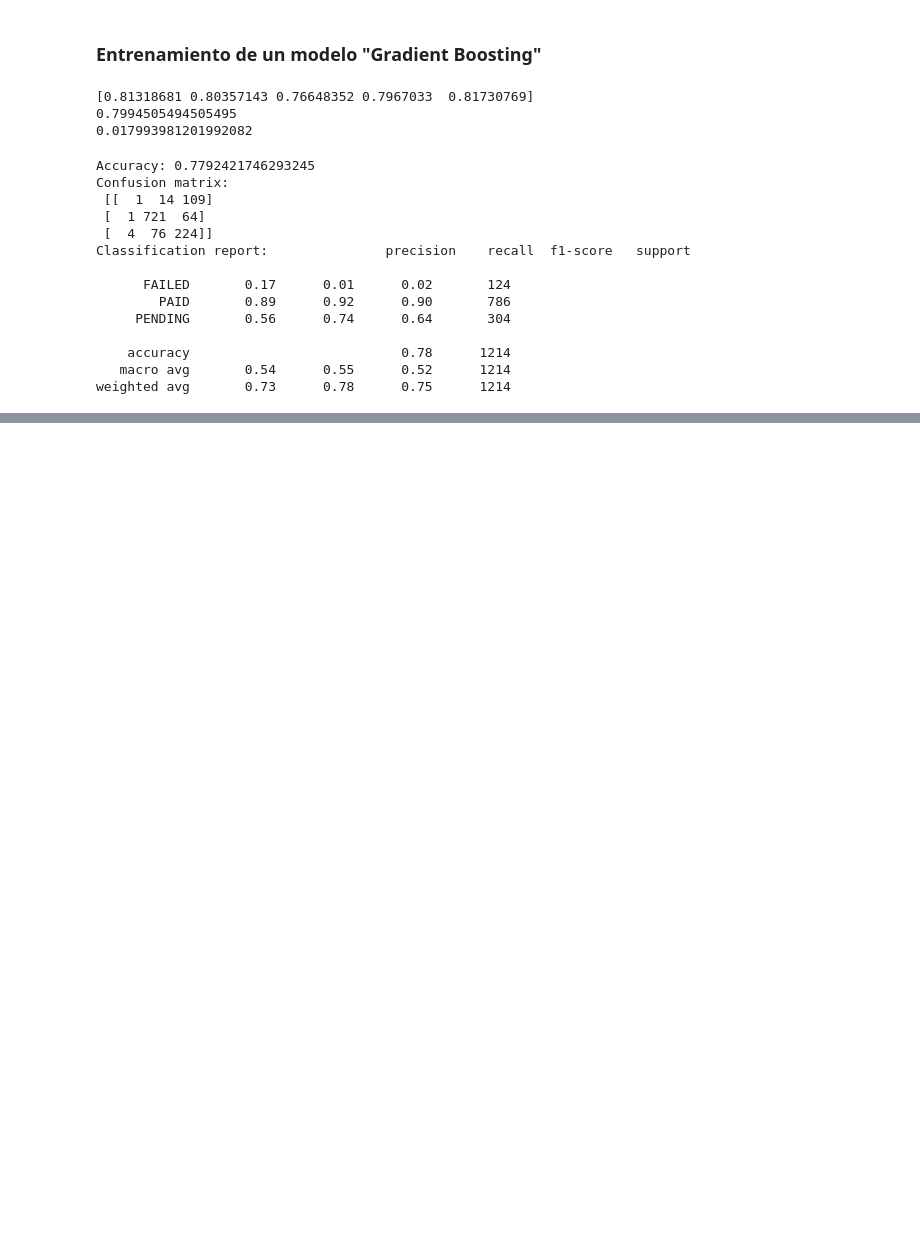
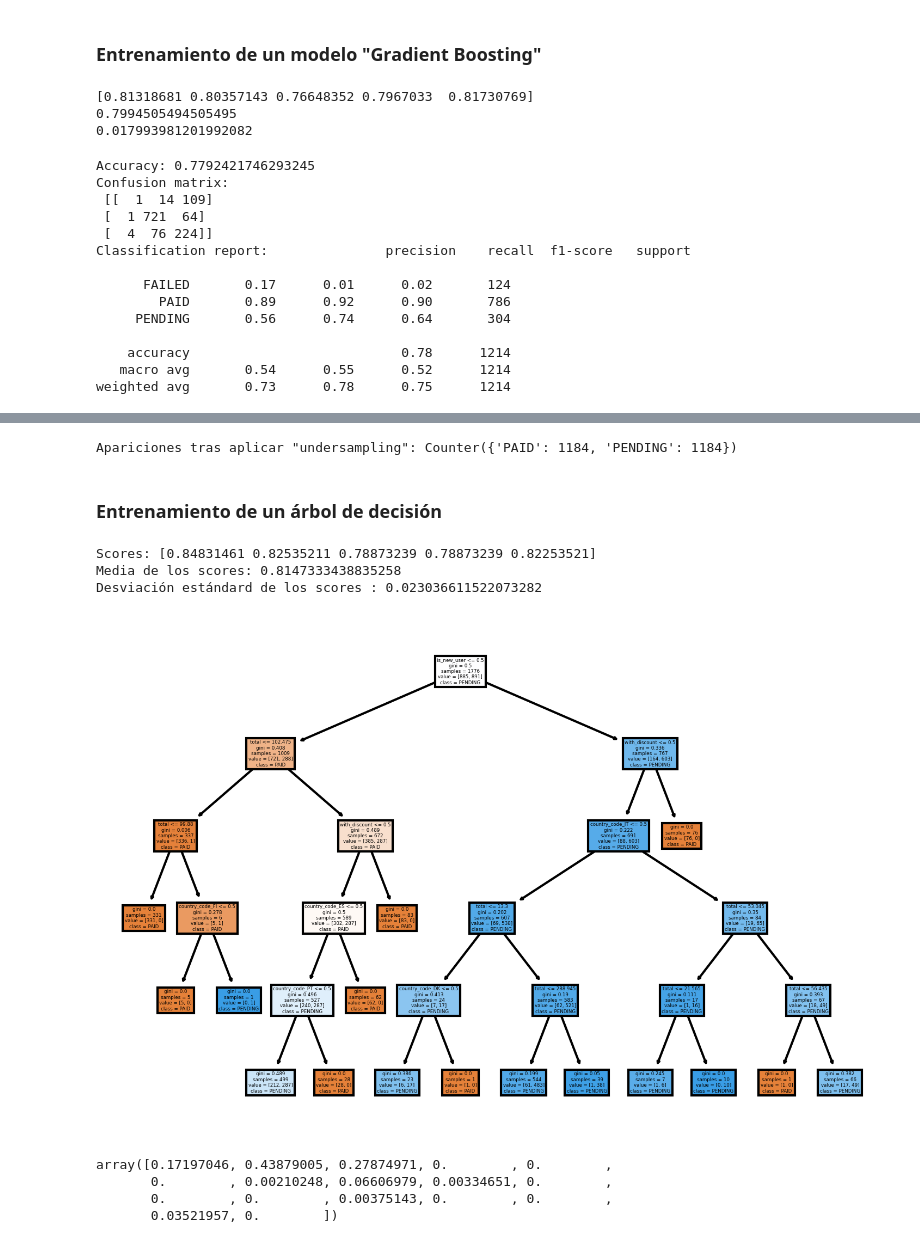
Before and after one commit to javierfortea/tfm-realtime-analytics-system, a Jupyter notebook: notebooks/tfm-ml-models.ipynb, the cells around one changed output, grey strips where cells are left out. Cells and saved outputs as stored; diff of their text form; code cells hidden in the pictures; blank space fills up the shorter version.

```diff
--- a/notebooks/tfm-ml-models.ipynb
+++ b/notebooks/tfm-ml-models.ipynb
@@ -514,0 +524,3 @@ weighted avg       0.73      0.78      0.75      1214
+# %%
+y = enriched_invoices_df[enriched_invoices_df.status != "FAILED"]["status"]
+y.shape
@@ -514,0 +536,37 @@ weighted avg       0.73      0.78      0.75      1214
+# %%
+from imblearn.under_sampling import RandomUnderSampler
+random_under_sampler = RandomUnderSampler(random_state=42)
+X_undersampled, y_undersampled = random_under_sampler.fit_resample(X, y)
+print('Apariciones tras aplicar "undersampling": %s' % Counter(y_undersampled))
+# %% [output]
+Apariciones tras aplicar "undersampling": Counter({'PAID': 1184, 'PENDING': 1184})
+# %%
+X_train, X_test, y_train, y_test = train_test_split(X_undersampled, y_undersampled, random_state=0)
+# %% [markdown]
+### Entrenamiento de un árbol de decisión
+# %%
+decision_tree = DecisionTreeClassifier(max_depth=5, random_state=3)
+scores = cross_val_score(estimator=decision_tree, X=X_train, y=y_train, cv=5, n_jobs=4)
+# %%
+print("Scores: {}".format(scores))
+print("Media de los scores: {}".format(scores.mean()))
+print("Desviación estándard de los scores : {}".format(scores.std()))
+# %% [output]
+Scores: [0.84831461 0.82535211 0.78873239 0.78873239 0.82253521]
+Media de los scores: 0.8147333438835258
+Desviación estándard de los scores : 0.023036611522073282
+# %%
+from sklearn import tree
+decision_tree.fit(X_train, y_train)
+
+plt.figure(dpi=300)
+tree.plot_tree(decision_tree, feature_names=X_train.columns, class_names=decision_tree.classes_, filled=True);
+# %% [output]
+[figure, added]
+# %%
+decision_tree.feature_importances_
+# %% [output]
+array([0.17197046, 0.43879005, 0.27874971, 0.        , 0.        ,
+       0.        , 0.00210248, 0.06606979, 0.00334651, 0.        ,
+       0.        , 0.        , 0.00375143, 0.        , 0.        ,
+       0.03521957, 0.        ])
```
Also changed, not shown: parts of 24 cells of this notebook.
